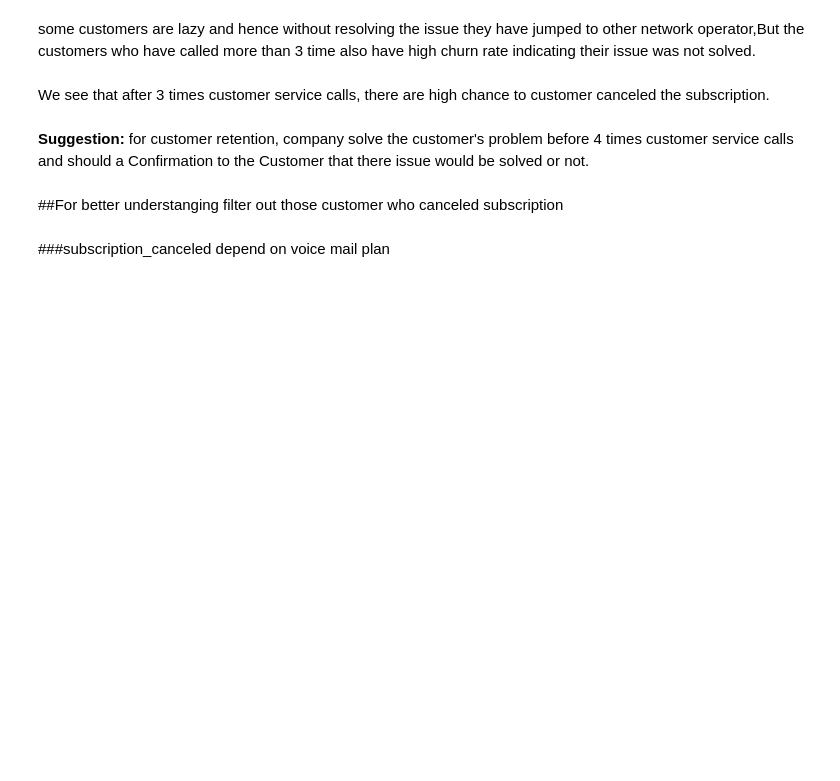
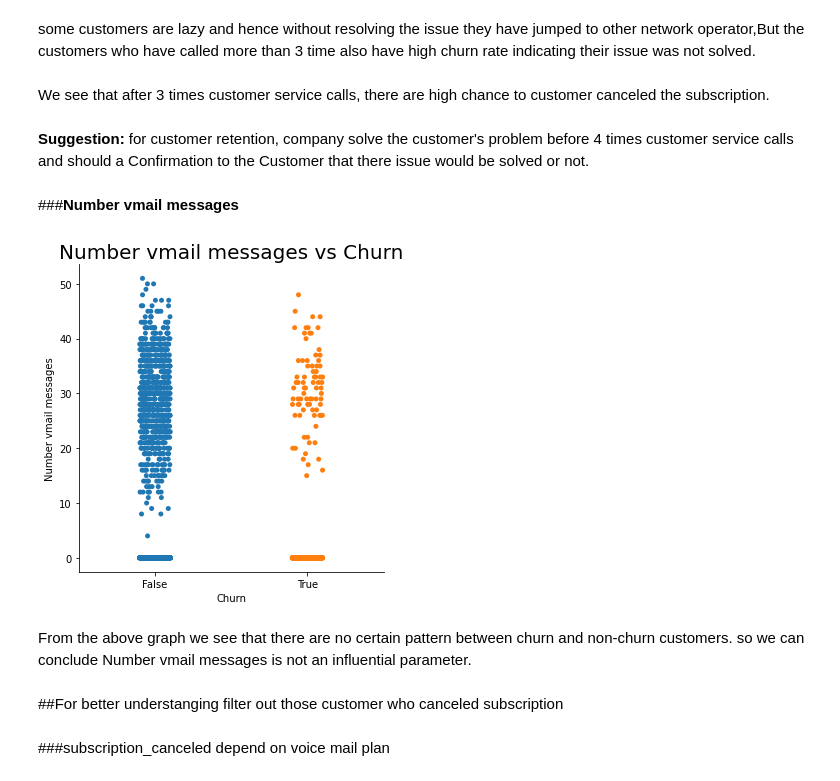
Before and after one commit to Roy-Subhankar/Telecom-Churn-Analysis, a Jupyter notebook: Subhankar_Roy_Capstone_Project.ipynb, the cells around one changed output. Cells and saved outputs as stored; diff of their text form; code cells hidden in the pictures; blank space fills up the shorter version.

```diff
--- a/Subhankar_Roy_Capstone_Project.ipynb
+++ b/Subhankar_Roy_Capstone_Project.ipynb
@@ -264,6 +273,16 @@ We see that after 3 times customer service calls, there are high chance to custo
 # %% [markdown]
 **Suggestion:**
 for customer retention, company solve the customer's problem before 4 times customer service calls and should a Confirmation to the Customer that there issue would be solved or not.
+# %% [markdown]
+###**Number vmail messages**
+# %%
+sns.catplot(x="Churn", y="Number vmail messages", hue="Churn", data=df)
+plt.title('Number vmail messages vs Churn',fontsize=20)
+plt.show()
+# %% [output]
+[figure, added]
+# %% [markdown]
+From the above graph we see that there are no certain pattern between churn and non-churn customers. so we can conclude Number vmail messages is not an influential parameter.
 # %% [markdown]
 ##For better understanging filter out those customer who canceled subscription
 # %%
```
Also changed, not shown: parts of 1 cell of this notebook.
